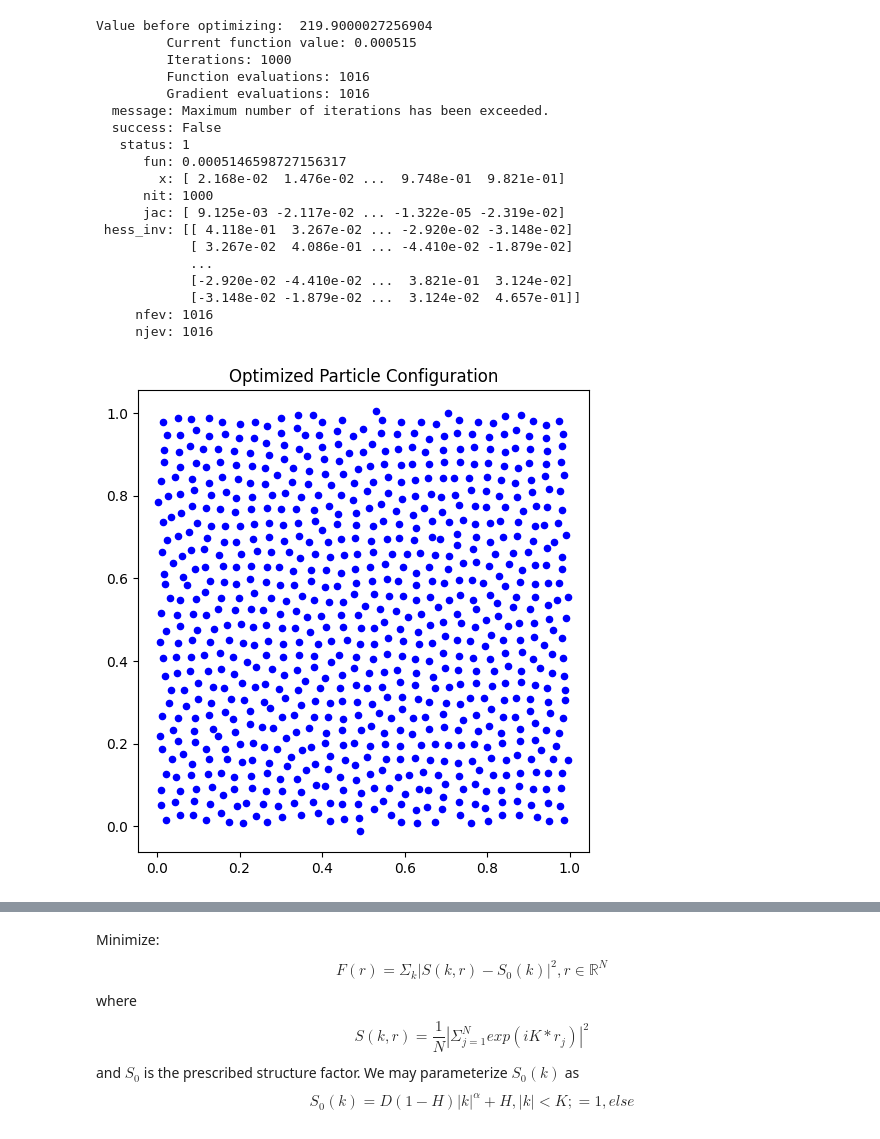
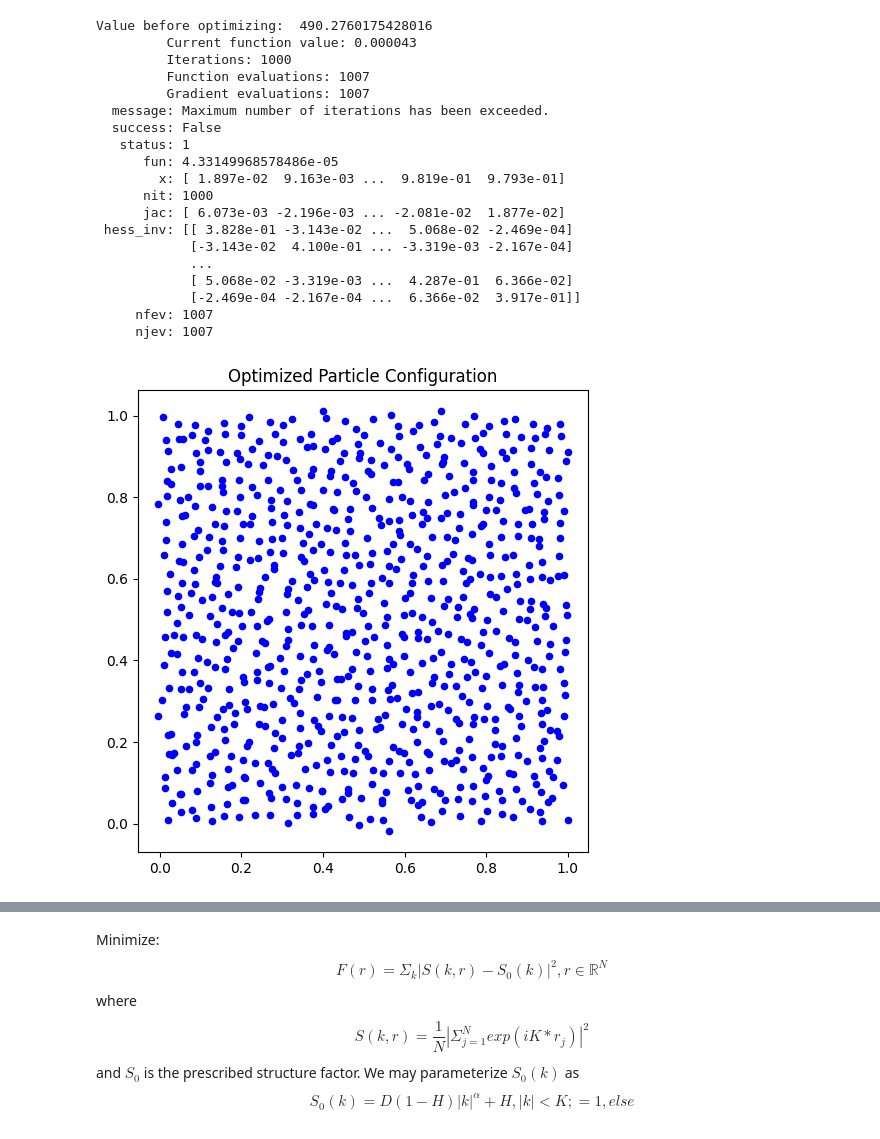
Before and after one commit to EnnoI/modeling_seminarSoSe25, a Jupyter notebook: hu_points.ipynb, the cells around one changed output, grey strips where cells are left out. Drawn from its saved outputs; the diff is of its cells as text; code cells hidden in the pictures.

Commit message:
hu for alpha=2

```diff
--- a/hu_points.ipynb
+++ b/hu_points.ipynb
@@ -194,7 +194,7 @@ M = 100
 
 # Target structure factor parameters
 H = 1e-4
-alpha = 100.
+alpha = 2.
 K_cutoff = 40*np.pi
 D = np.pow(K_cutoff, -alpha)
 
@@ -222,7 +222,7 @@ res = minimize(
     args=(k, D, H, alpha, K_cutoff),
     method="BFGS",
     options={"disp": True, "maxiter": 1000},
-    tol=1e-15
+    tol=1e-8
 )
 
 # ---== Postprocess ==--- #
@@ -240,20 +240,20 @@ plot_structure_factor(r_opt, k, D, H, alpha, K_cutoff, "Optimized Structure Fact
-Value before optimizing:  219.9000027256904
-         Current function value: 0.000515
+Value before optimizing:  490.2760175428016
+         Current function value: 0.000043
          Iterations: 1000
-         Function evaluations: 1016
-         Gradient evaluations: 1016
+         Function evaluations: 1007
+         Gradient evaluations: 1007
   message: Maximum number of iterations has been exceeded.
   success: False
    status: 1
-      fun: 0.0005146598727156317
-        x: [ 2.168e-02  1.476e-02 ...  9.748e-01  9.821e-01]
+      fun: 4.33149968578486e-05
+        x: [ 1.897e-02  9.163e-03 ...  9.819e-01  9.793e-01]
       nit: 1000
-      jac: [ 9.125e-03 -2.117e-02 ... -1.322e-05 -2.319e-02]
- hess_inv: [[ 4.118e-01  3.267e-02 ... -2.920e-02 -3.148e-02]
-            [ 3.267e-02  4.086e-01 ... -4.410e-02 -1.879e-02]
+      jac: [ 6.073e-03 -2.196e-03 ... -2.081e-02  1.877e-02]
+ hess_inv: [[ 3.828e-01 -3.143e-02 ...  5.068e-02 -2.469e-04]
+            [-3.143e-02  4.100e-01 ... -3.319e-03 -2.167e-04]
             ...
-            [-2.920e-02 -4.410e-02 ...  3.821e-01  3.124e-02]
-            [-3.148e-02 -1.879e-02 ...  3.124e-02  4.657e-01]]
-     nfev: 1016
-     njev: 1016
+            [ 5.068e-02 -3.319e-03 ...  4.287e-01  6.366e-02]
+            [-2.469e-04 -2.167e-04 ...  6.366e-02  3.917e-01]]
+     nfev: 1007
+     njev: 1007
-[figure, old version]
+[figure, new version]
```
Also changed, not shown: parts of 1 cell of this notebook, 2 other files.
